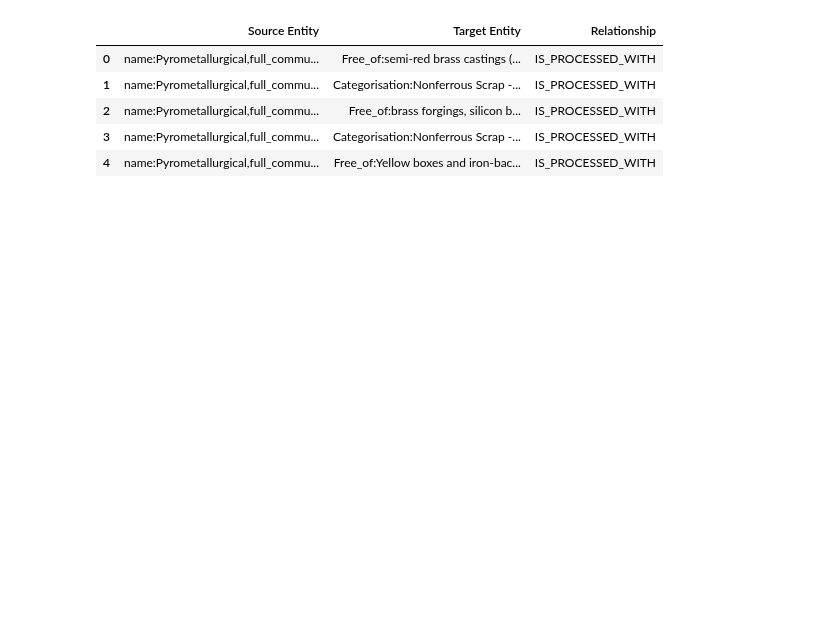
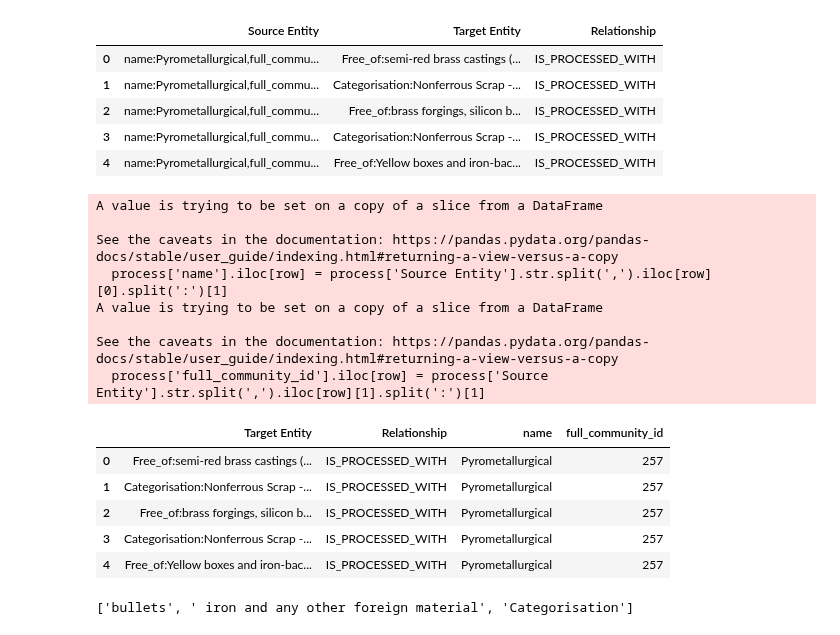
Before and after one commit to costasmexis/phd, a Jupyter notebook: scrap/Untitled.ipynb, the cells around one changed output. Drawn from its saved outputs; the diff is of its cells as text; code cells hidden in the pictures; blank space fills up the shorter version.

```diff
--- a/scrap/Untitled.ipynb
+++ b/scrap/Untitled.ipynb
@@ -8,0 +160,12 @@ xls.sheet_names
+# %%
+new_cols = []
+for row in range(len(materials)):
+
+    split_1_dimensions = len(materials['Target Entity'].iloc[row].split(':')) - 1
+
+    for i in range(split_1_dimensions):
+
+        split_2_dimensions = len(materials['Target Entity'].iloc[row].split(':')[i].split(','))
+
+        last_element = len(materials['Target Entity'].iloc[row].split(':')[i].split(','))-1
+        new_cols.append(materials['Target Entity'].iloc[row].split(':')[i].split(',')[last_element])
@@ -8,0 +193,11 @@ xls.sheet_names
+# %%
+for row in range(len(materials)):
+
+    split_1_dimensions = len(materials['Target Entity'].iloc[row].split(':')) - 1
+
+    for i in range(split_1_dimensions):
+
+        split_2_dimensions = len(materials['Target Entity'].iloc[row].split(':')[i].split(','))
+
+        last_element = len(materials['Target Entity'].iloc[row].split(':')[i].split(','))-1
+        materials['Target Entity'].iloc[row].split(':')[i].split(',')[last_element])
@@ -32,9 +257,5 @@ process.head(3)
 # %%
-for col in process.columns:
-    process[col] = process[col].str.replace('"', '', regex=True)
-    process[col] = process[col] .str.replace('{', '', regex=True)
-    process[col] = process[col] .str.replace('}', '', regex=True)
-
+process = preprocess_raw_data(process)
 process.head()
 # %% [output]
 |  | Source Entity | Target Entity | Relationship |
@@ -43,3 +264,28 @@ process.head()
 | 2 | name:Pyrometallurgical,full_commu... | Free_of:brass forgings, silicon b... | IS_PROCESSED_WITH |
 | 3 | name:Pyrometallurgical,full_commu... | Categorisation:Nonferrous Scrap -... | IS_PROCESSED_WITH |
 | 4 | name:Pyrometallurgical,full_commu... | Free_of:Yellow boxes and iron-bac... | IS_PROCESSED_WITH |
+# %%
+process['name'] = np.nan
+process['full_community_id'] = np.nanNo
+# %%
+for row in range(len(process)):
+    process['name'].iloc[row] = process['Source Entity'].str.split(',').iloc[row][0].split(':')[1]
+    process['full_community_id'].iloc[row] = process['Source Entity'].str.split(',').iloc[row][1].split(':')[1]
+
+process.drop(columns='Source Entity', inplace=True)
+process.head()
+# %% [output]
+A value is trying to be set on a copy of a slice from a DataFrame
+
+See the caveats in the documentation: https://pandas.pydata.org/pandas-docs/stable/user_guide/indexing.html#returning-a-view-versus-a-copy
+  process['name'].iloc[row] = process['Source Entity'].str.split(',').iloc[row][0].split(':')[1]
+A value is trying to be set on a copy of a slice from a DataFrame
+
+See the caveats in the documentation: https://pandas.pydata.org/pandas-docs/stable/user_guide/indexing.html#returning-a-view-versus-a-copy
+  process['full_community_id'].iloc[row] = process['Source Entity'].str.split(',').iloc[row][1].split(':')[1]
+|  | Target Entity | Relationship | name | full_community_id |
+| 0 | Free_of:semi-red brass castings (... | IS_PROCESSED_WITH | Pyrometallurgical | 257 |
+| 1 | Categorisation:Nonferrous Scrap -... | IS_PROCESSED_WITH | Pyrometallurgical | 257 |
+| 2 | Free_of:brass forgings, silicon b... | IS_PROCESSED_WITH | Pyrometallurgical | 257 |
+| 3 | Categorisation:Nonferrous Scrap -... | IS_PROCESSED_WITH | Pyrometallurgical | 257 |
+| 4 | Free_of:Yellow boxes and iron-bac... | IS_PROCESSED_WITH | Pyrometallurgical | 257 |
@@ -45,0 +304,4 @@ process.head()
+# %%
+process['Target Entity'].iloc[12].split(':')[1].split(',')
+# %% [output]
+['bullets', ' iron and any other foreign material', 'Categorisation']
```
Also changed, not shown: parts of 36 cells of this notebook.
